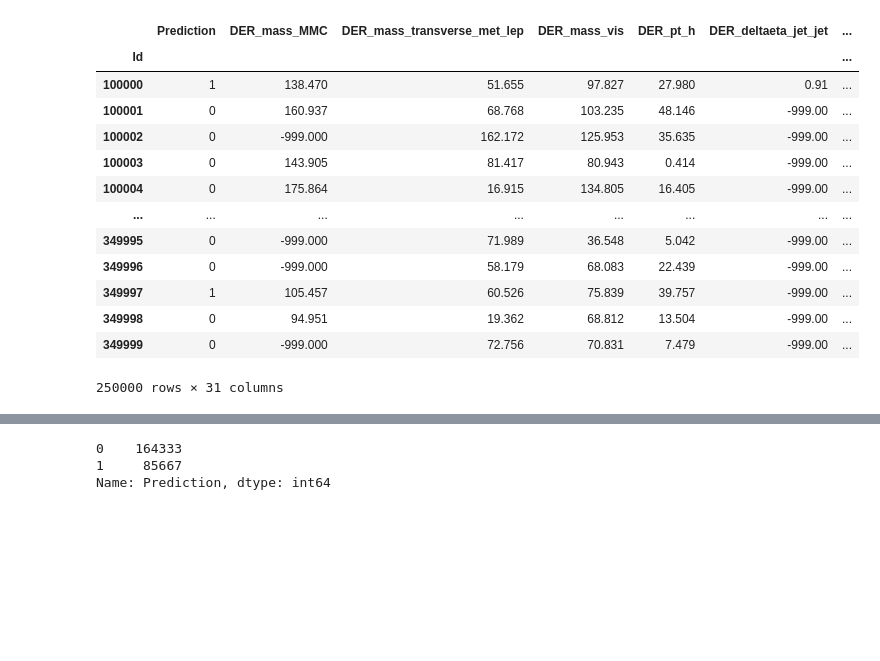
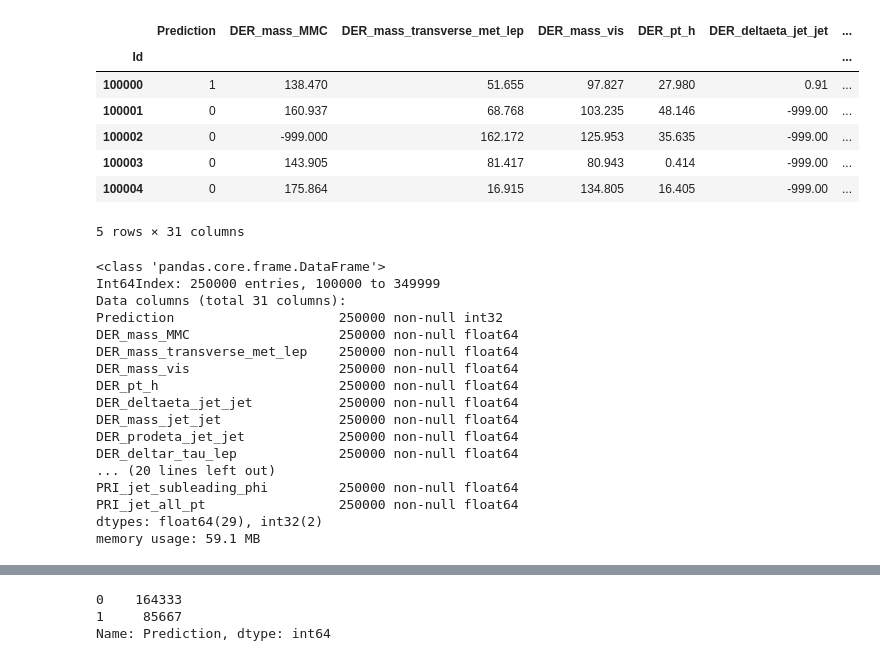
Before and after one commit to tlpss/ML-Project1, a Jupyter notebook: exploratory_data_analysis.ipynb, the cells around one changed output, grey strips where cells are left out. Drawn from its saved outputs; the diff is of its cells as text; code cells hidden in the pictures; blank space fills up the shorter version.

```diff
--- a/exploratory_data_analysis.ipynb
+++ b/exploratory_data_analysis.ipynb
@@ -41,19 +41,33 @@ data = load_csv("dataset/train.csv")
 df = pd.DataFrame(data).set_index('Id')
 # %%
 # show df
-df
+df.head()
 # %% [output]
 |  | Prediction | DER_mass_MMC | DER_mass_transverse_met_lep | DER_mass_vis | DER_pt_h | DER_deltaeta_jet_jet | ... |
 | Id |  |  |  |  |  |  | ... |
 | 100000 | 1 | 138.470 | 51.655 | 97.827 | 27.980 | 0.91 | ... |
 | 100001 | 0 | 160.937 | 68.768 | 103.235 | 48.146 | -999.00 | ... |
 | 100002 | 0 | -999.000 | 162.172 | 125.953 | 35.635 | -999.00 | ... |
 | 100003 | 0 | 143.905 | 81.417 | 80.943 | 0.414 | -999.00 | ... |
 | 100004 | 0 | 175.864 | 16.915 | 134.805 | 16.405 | -999.00 | ... |
-| ... | ... | ... | ... | ... | ... | ... | ... |
-| 349995 | 0 | -999.000 | 71.989 | 36.548 | 5.042 | -999.00 | ... |
-| 349996 | 0 | -999.000 | 58.179 | 68.083 | 22.439 | -999.00 | ... |
-| 349997 | 1 | 105.457 | 60.526 | 75.839 | 39.757 | -999.00 | ... |
-| 349998 | 0 | 94.951 | 19.362 | 68.812 | 13.504 | -999.00 | ... |
-| 349999 | 0 | -999.000 | 72.756 | 70.831 | 7.479 | -999.00 | ... |
-250000 rows × 31 columns
+5 rows × 31 columns
+# %%
+df.info()
+# %% [output]
+<class 'pandas.core.frame.DataFrame'>
+Int64Index: 250000 entries, 100000 to 349999
+Data columns (total 31 columns):
+Prediction                     250000 non-null int32
+DER_mass_MMC                   250000 non-null float64
+DER_mass_transverse_met_lep    250000 non-null float64
+DER_mass_vis                   250000 non-null float64
+DER_pt_h                       250000 non-null float64
+DER_deltaeta_jet_jet           250000 non-null float64
+DER_mass_jet_jet               250000 non-null float64
+DER_prodeta_jet_jet            250000 non-null float64
+DER_deltar_tau_lep             250000 non-null float64
+... (20 lines left out)
+PRI_jet_subleading_phi         250000 non-null float64
+PRI_jet_all_pt                 250000 non-null float64
+dtypes: float64(29), int32(2)
+memory usage: 59.1 MB
```
Also changed, not shown: parts of 2 cells of this notebook.
